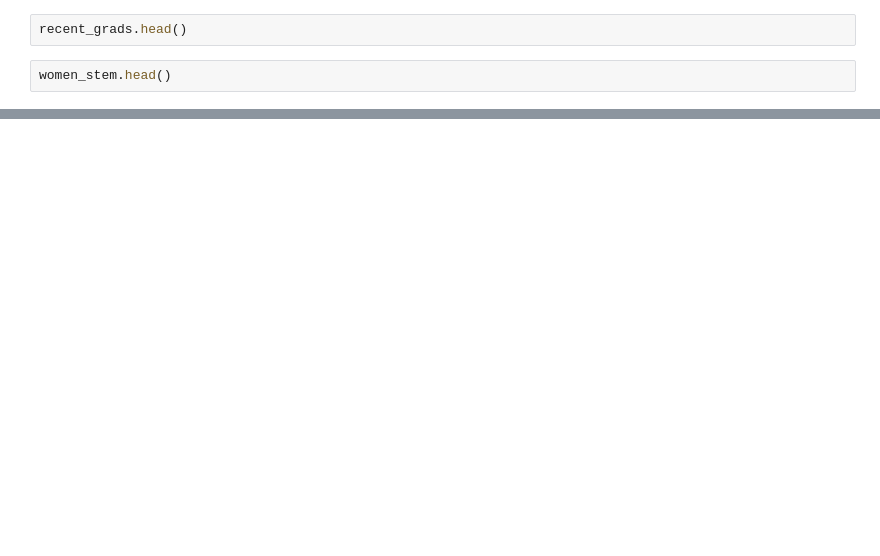
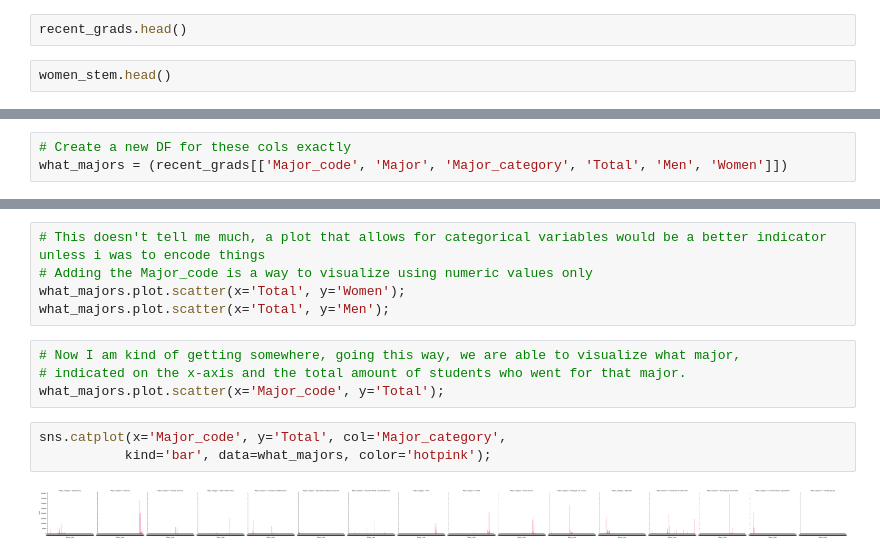
Before and after one commit to LambdaSchool/DS-Unit-1-Sprint-5-Data-Storytelling-Blog-Post, a Jupyter notebook: College_Majors_Theory.ipynb, the cells around one changed output, grey strips where cells are left out. Saved outputs shown, nothing was run; the diff lists cells and outputs as text; blank space fills up the shorter version.

```diff
--- a/College_Majors_Theory.ipynb
+++ b/College_Majors_Theory.ipynb
@@ -58,0 +102,3 @@ Index(['Rank', 'Major_code', 'Major', 'Major_category', 'Total', 'Men',
+# %%
+# Create a new DF for these cols exactly
+what_majors = (recent_grads[['Major_code', 'Major', 'Major_category', 'Total', 'Men', 'Women']])
@@ -58,0 +126,14 @@ Index(['Rank', 'Major_code', 'Major', 'Major_category', 'Total', 'Men',
+# %%
+# This doesn't tell me much, a plot that allows for categorical variables would be a better indicator unless i was to encode things
+# Adding the Major_code is a way to visualize using numeric values only
+what_majors.plot.scatter(x='Total', y='Women');
+what_majors.plot.scatter(x='Total', y='Men');
+# %%
+# Now I am kind of getting somewhere, going this way, we are able to visualize what major,
+# indicated on the x-axis and the total amount of students who went for that major.
+what_majors.plot.scatter(x='Major_code', y='Total');
+# %%
+sns.catplot(x='Major_code', y='Total', col='Major_category',
+           kind='bar', data=what_majors, color='hotpink');
+# %% [output]
+[figure, added]
```
Also changed, not shown: parts of 16 cells of this notebook.
